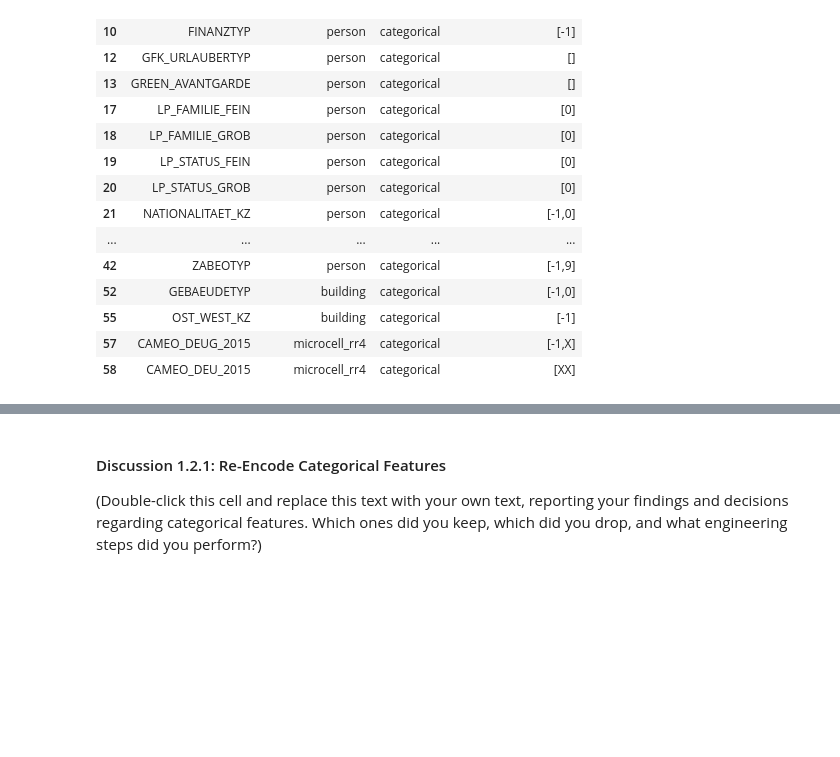
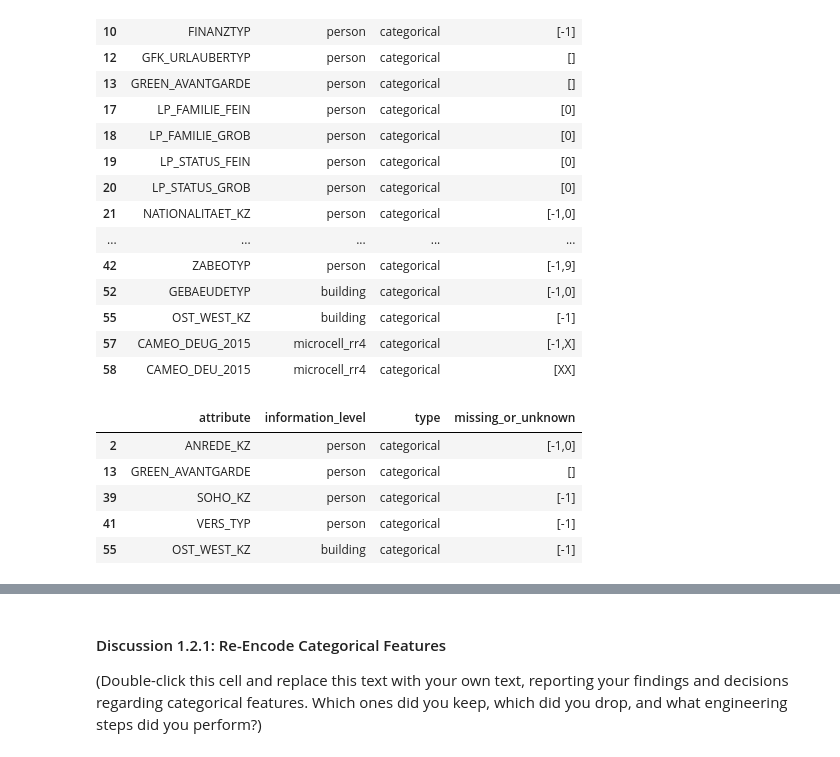
Before and after one commit to StacyAllenSmith/Customer-Segmentation_Udacity, a Jupyter notebook: Identify_Customer_Segments.ipynb, the cells around one changed output, grey strips where cells are left out. Drawn from its saved outputs; the diff is of its cells as text; code cells hidden in the pictures; blank space fills up the shorter version.

```diff
--- a/Identify_Customer_Segments.ipynb
+++ b/Identify_Customer_Segments.ipynb
@@ -401,0 +409,10 @@ feat_info_reduced = feat_info[feat_info['attribute'].isin(new_azdias.columns)]
+# %%
+cat_data = feat_info_reduced[feat_info_reduced['type'] == 'categorical']
+cat_data
+# %% [output]
+|  | attribute | information_level | type | missing_or_unknown |
+| 2 | ANREDE_KZ | person | categorical | [-1,0] |
+| 13 | GREEN_AVANTGARDE | person | categorical | [] |
+| 39 | SOHO_KZ | person | categorical | [-1] |
+| 41 | VERS_TYP | person | categorical | [-1] |
+| 55 | OST_WEST_KZ | building | categorical | [-1] |
```
Also changed, not shown: parts of 35 cells of this notebook, 1 other file.
